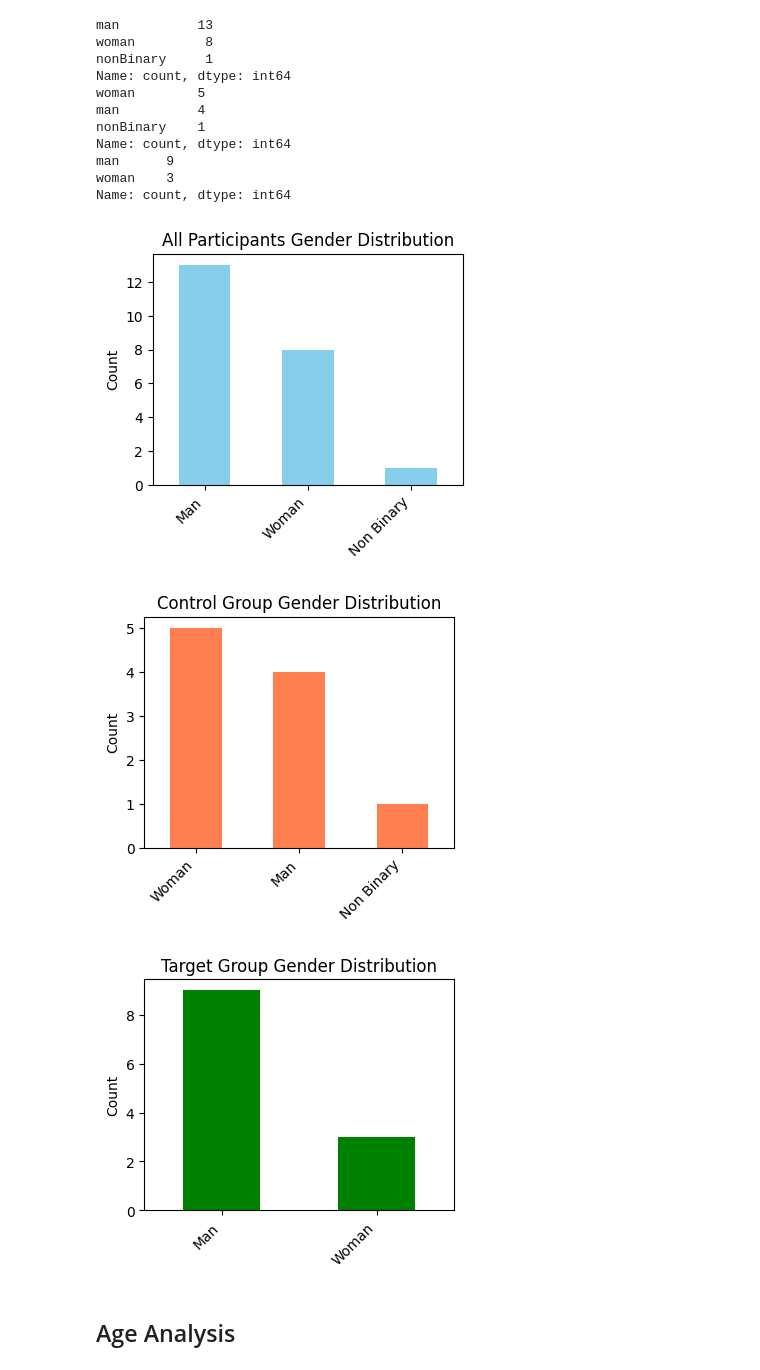
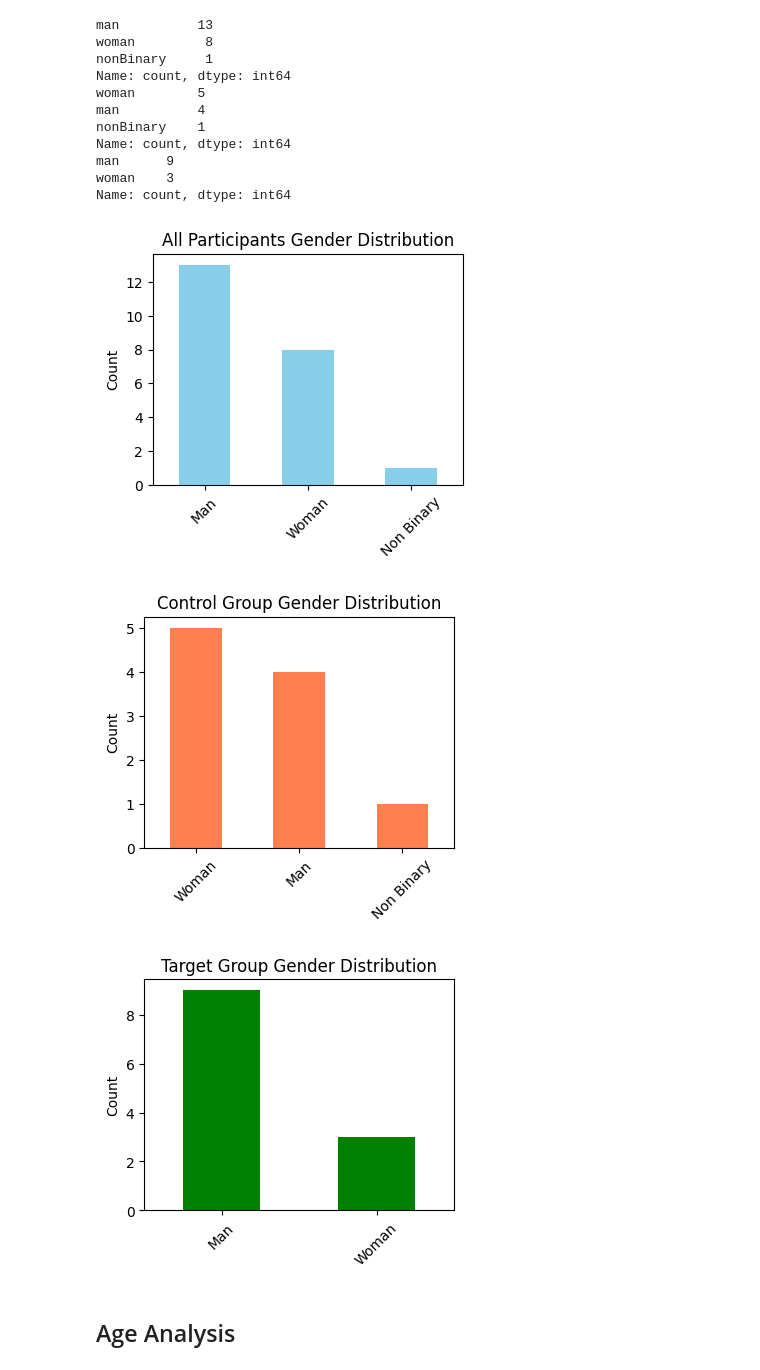
Before and after one commit to lauracorssac/Mindshift, a Jupyter notebook: Analysis/demographics_analysis.ipynb, the cells around one changed output. Drawn from its saved outputs; the diff is of its cells as text; code cells hidden in the pictures.

```diff
--- a/Analysis/demographics_analysis.ipynb
+++ b/Analysis/demographics_analysis.ipynb
@@ -143,27 +147,34 @@ man      9
 woman    3
 Name: count, dtype: int64
 # %%
-gender_counts.plot(kind='bar', color='skyblue', figsize=(4, 3))
+
+label_map = {
+    "woman": "Woman",
+    "man": "Man",
+    "nonBinary": "Non Binary"
+}
+
+ax = gender_counts.plot(kind='bar', color='skyblue', figsize=(4, 3))
 plt.ylabel("Count")
 plt.title("All Participants Gender Distribution")
-plt.xticks(rotation=45, ha="right", ticks= range(3), labels=["Man", "Woman", "Non Binary"])
+ax.set_xticklabels([label_map.get(r, r) for r in gender_counts.index], rotation=45)
 plt.show()
 
-gender_counts_control.plot(kind='bar', color='coral', figsize=(4, 3))
+ax = gender_counts_control.plot(kind='bar', color='coral', figsize=(4, 3))
 plt.ylabel("Count")
 plt.title("Control Group Gender Distribution")
-plt.xticks(rotation=45, ha="right", ticks= range(3), labels=["Woman", "Man", "Non Binary"])
+ax.set_xticklabels([label_map.get(r, r) for r in gender_counts_control.index], rotation=45)
 plt.show()
 
-gender_counts_target.plot(kind='bar', color='green', figsize=(4, 3))
+ax = gender_counts_target.plot(kind='bar', color='green', figsize=(4, 3))
 plt.ylabel("Count")
 plt.title("Target Group Gender Distribution")
-plt.xticks(rotation=45, ha="right", ticks= range(2), labels=["Man", "Woman"])
+ax.set_xticklabels([label_map.get(r, r) for r in gender_counts_target.index], rotation=45)
 plt.show()
 # %% [output]
-[figure, old version]
+[figure, new version]
-[figure, old version]
+[figure, new version]
-[figure, old version]
+[figure, new version]
 # %% [markdown]
 ## Age Analysis
 # %%
```
Also changed, not shown: parts of 3 cells of this notebook, 2 other files.
